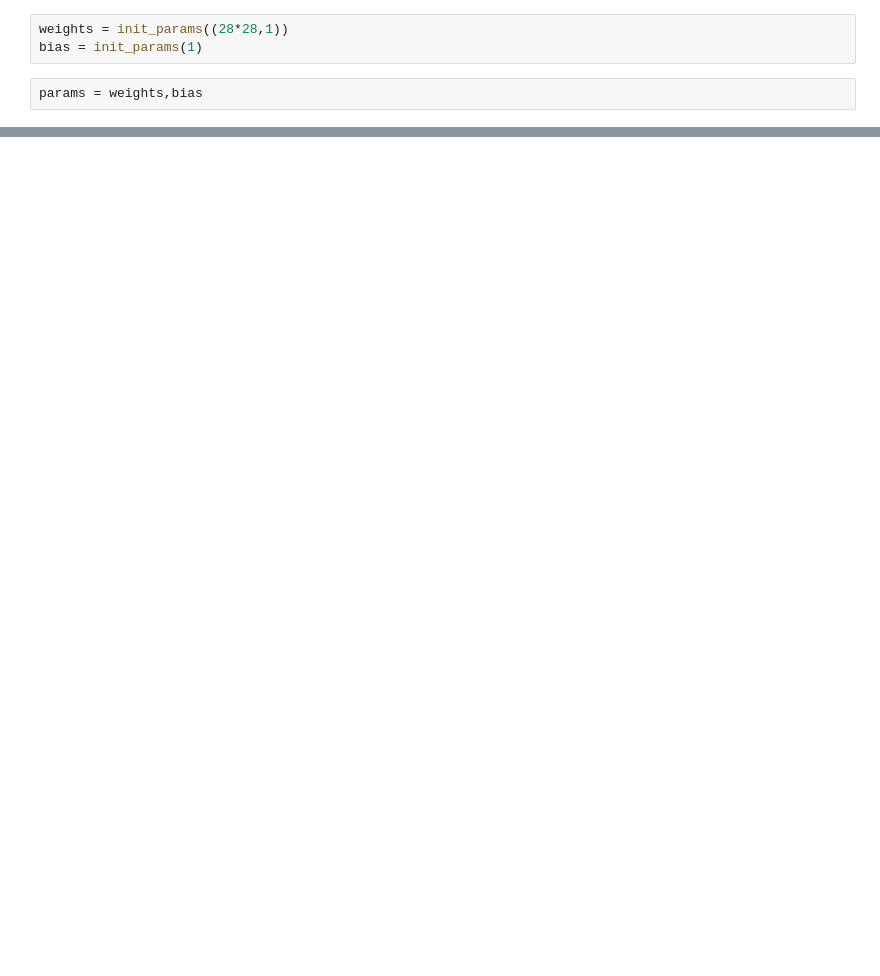
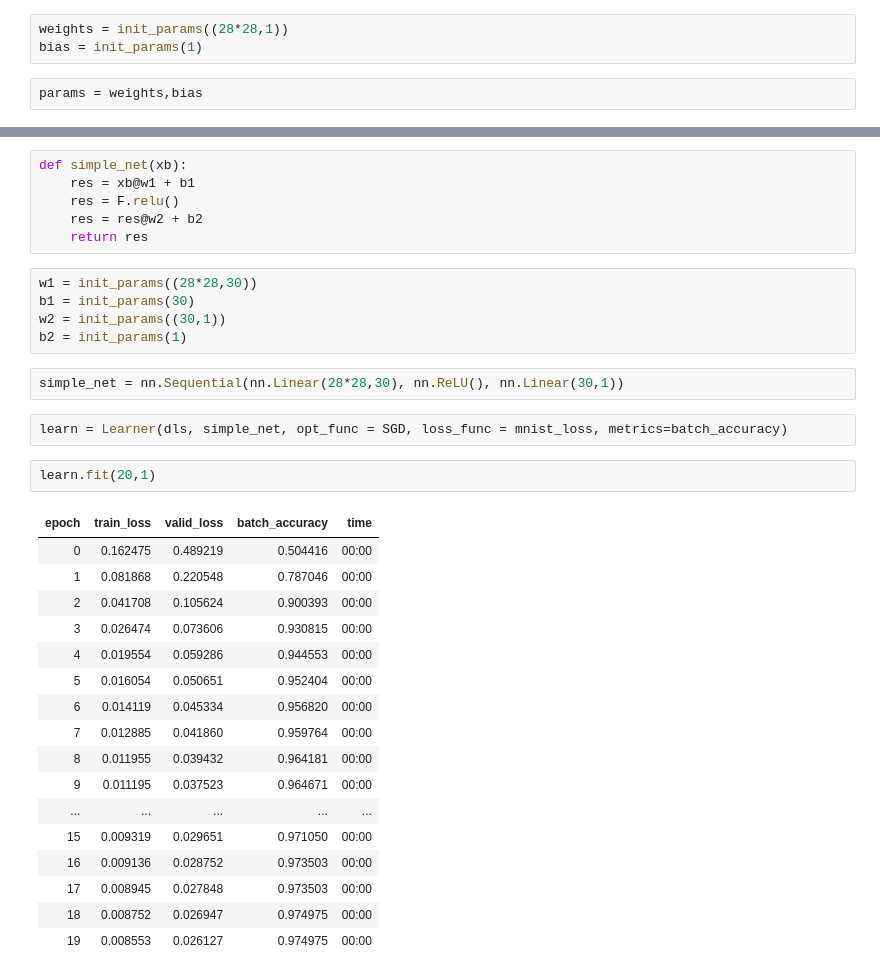
Before and after one commit to zzstephen/zzstephen, a Jupyter notebook: DL/hello_DL.ipynb, the cells around one changed output, grey strips where cells are left out. Drawn from its saved outputs; the diff is of its cells as text; blank space fills up the shorter version.

```diff
--- a/DL/hello_DL.ipynb
+++ b/DL/hello_DL.ipynb
@@ -474,0 +545,35 @@ plt.plot(avg_losses)
+# %%
+def simple_net(xb):
+    res = xb@w1 + b1
+    res = F.relu()
+    res = res@w2 + b2
+    return res
+# %%
+w1 = init_params((28*28,30))
+b1 = init_params(30)
+w2 = init_params((30,1))
+b2 = init_params(1)
+# %%
+simple_net = nn.Sequential(nn.Linear(28*28,30), nn.ReLU(), nn.Linear(30,1))
+# %%
+learn = Learner(dls, simple_net, opt_func = SGD, loss_func = mnist_loss, metrics=batch_accuracy)
+# %%
+learn.fit(20,1)
+# %% [output]
+| epoch | train_loss | valid_loss | batch_accuracy | time |
+| 0 | 0.162475 | 0.489219 | 0.504416 | 00:00 |
+| 1 | 0.081868 | 0.220548 | 0.787046 | 00:00 |
+| 2 | 0.041708 | 0.105624 | 0.900393 | 00:00 |
+| 3 | 0.026474 | 0.073606 | 0.930815 | 00:00 |
+| 4 | 0.019554 | 0.059286 | 0.944553 | 00:00 |
+| 5 | 0.016054 | 0.050651 | 0.952404 | 00:00 |
+| 6 | 0.014119 | 0.045334 | 0.956820 | 00:00 |
+| 7 | 0.012885 | 0.041860 | 0.959764 | 00:00 |
+| 8 | 0.011955 | 0.039432 | 0.964181 | 00:00 |
+| 9 | 0.011195 | 0.037523 | 0.964671 | 00:00 |
+| ... | ... | ... | ... | ... |
+| 15 | 0.009319 | 0.029651 | 0.971050 | 00:00 |
+| 16 | 0.009136 | 0.028752 | 0.973503 | 00:00 |
+| 17 | 0.008945 | 0.027848 | 0.973503 | 00:00 |
+| 18 | 0.008752 | 0.026947 | 0.974975 | 00:00 |
+| 19 | 0.008553 | 0.026127 | 0.974975 | 00:00 |
```
Also changed, not shown: parts of 42 cells of this notebook.
